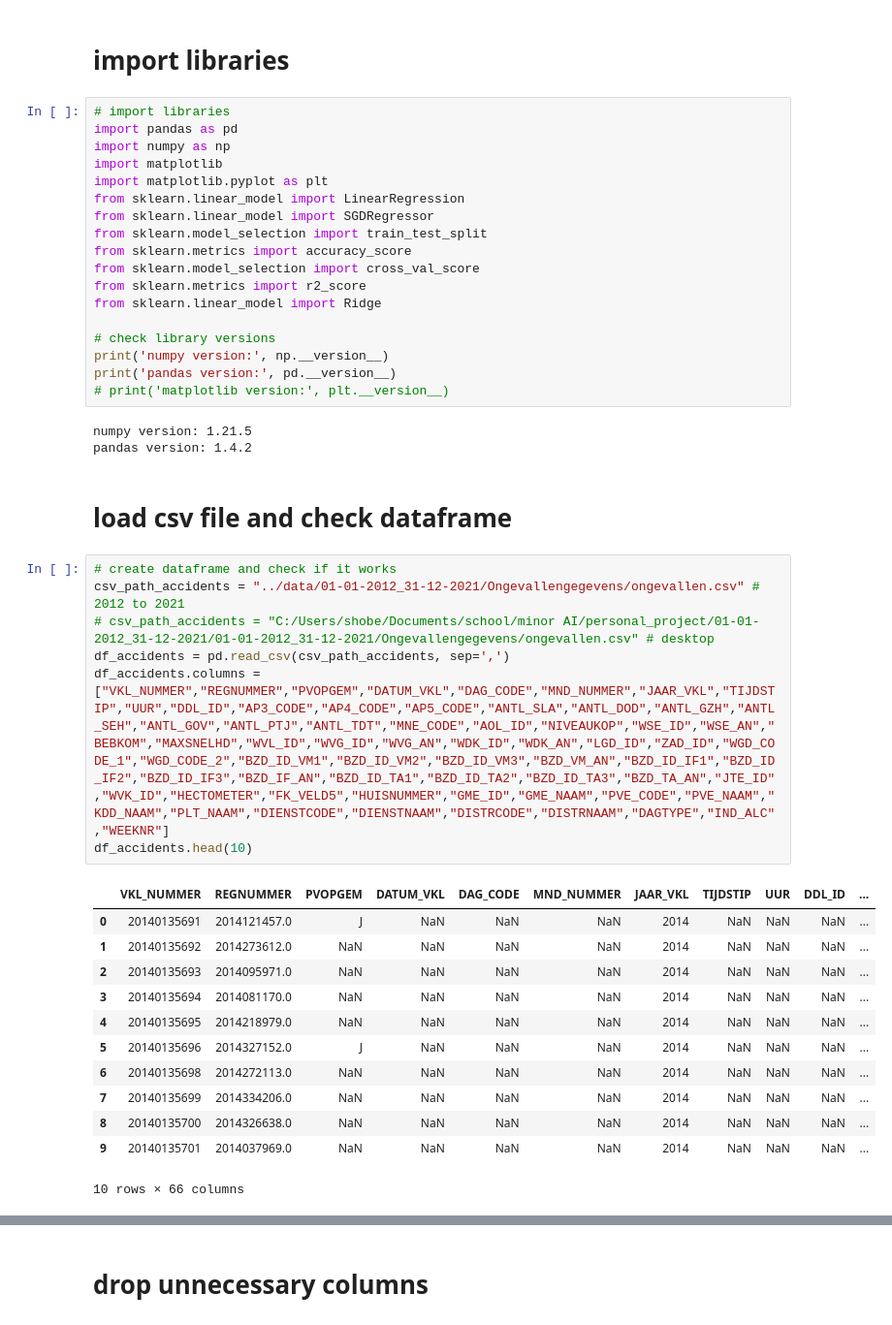
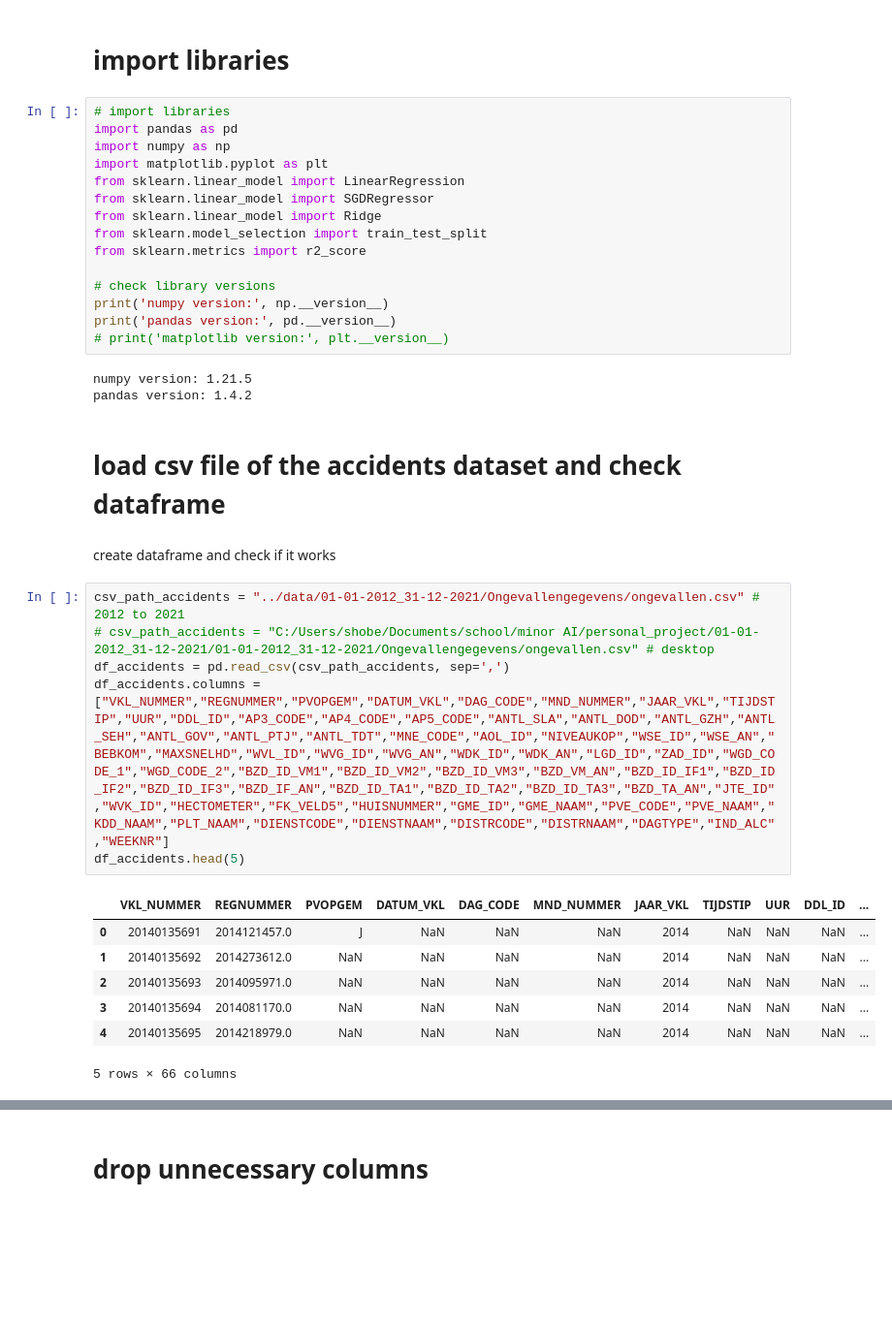
Before and after one commit to stefan1234567891011/AI_personal_project, a Jupyter notebook: code/clean.ipynb, the cells around one changed output, grey strips where cells are left out. Shown at 97% size. Drawn from its saved outputs; the diff is of its cells as text; blank space fills up the shorter version.

```diff
--- a/code/clean.ipynb
+++ b/code/clean.ipynb
@@ -4,15 +4,12 @@
 # import libraries
 import pandas as pd
 import numpy as np
-import matplotlib
 import matplotlib.pyplot as plt
 from sklearn.linear_model import LinearRegression
 from sklearn.linear_model import SGDRegressor
+from sklearn.linear_model import Ridge
 from sklearn.model_selection import train_test_split
-from sklearn.metrics import accuracy_score
-from sklearn.model_selection import cross_val_score
 from sklearn.metrics import r2_score
-from sklearn.linear_model import Ridge
 
 # check library versions
 print('numpy version:', np.__version__)
@@ -22,24 +19,20 @@ print('pandas version:', pd.__version__)
 numpy version: 1.21.5
 pandas version: 1.4.2
 # %% [markdown]
-# load csv file and check dataframe
+# load csv file of the accidents dataset and check dataframe
+# %% [markdown]
+create dataframe and check if it works
 # %%
-# create dataframe and check if it works
 csv_path_accidents = "../data/01-01-2012_31-12-2021/Ongevallengegevens/ongevallen.csv" # 2012 to 2021
 # csv_path_accidents = "C:/Users/shobe/Documents/school/minor AI/personal_project/01-01-2012_31-12-2021/01-01-2012_31-12-2021/Ongevallengegevens/ongevallen.csv" # desktop
 df_accidents = pd.read_csv(csv_path_accidents, sep=',')
 df_accidents.columns =["VKL_NUMMER","REGNUMMER","PVOPGEM","DATUM_VKL","DAG_CODE","MND_NUMMER","JAAR_VKL","TIJDSTIP","UUR","DDL_ID","AP3_CODE","AP4_CODE","AP5_CODE","ANTL_SLA","ANTL_DOD","ANTL_GZH","ANTL_SEH","ANTL_GOV","ANTL_PTJ","ANTL_TDT","MNE_CODE","AOL_ID","NIVEAUKOP","WSE_ID","WSE_AN","BEBKOM","MAXSNELHD","WVL_ID","WVG_ID","WVG_AN","WDK_ID","WDK_AN","LGD_ID","ZAD_ID","WGD_CODE_1","WGD_CODE_2","BZD_ID_VM1","BZD_ID_VM2","BZD_ID_VM3","BZD_VM_AN","BZD_ID_IF1","BZD_ID_IF2","BZD_ID_IF3","BZD_IF_AN","BZD_ID_TA1","BZD_ID_TA2","BZD_ID_TA3","BZD_TA_AN","JTE_ID","WVK_ID","HECTOMETER","FK_VELD5","HUISNUMMER","GME_ID","GME_NAAM","PVE_CODE","PVE_NAAM","KDD_NAAM","PLT_NAAM","DIENSTCODE","DIENSTNAAM","DISTRCODE","DISTRNAAM","DAGTYPE","IND_ALC","WEEKNR"]
-df_accidents.head(10)
+df_accidents.head(5)
 # %% [output]
 |  | VKL_NUMMER | REGNUMMER | PVOPGEM | DATUM_VKL | DAG_CODE | MND_NUMMER | JAAR_VKL | TIJDSTIP | UUR | DDL_ID | ... |
 | 0 | 20140135691 | 2014121457.0 | J | NaN | NaN | NaN | 2014 | NaN | NaN | NaN | ... |
 | 1 | 20140135692 | 2014273612.0 | NaN | NaN | NaN | NaN | 2014 | NaN | NaN | NaN | ... |
 | 2 | 20140135693 | 2014095971.0 | NaN | NaN | NaN | NaN | 2014 | NaN | NaN | NaN | ... |
 | 3 | 20140135694 | 2014081170.0 | NaN | NaN | NaN | NaN | 2014 | NaN | NaN | NaN | ... |
 | 4 | 20140135695 | 2014218979.0 | NaN | NaN | NaN | NaN | 2014 | NaN | NaN | NaN | ... |
-| 5 | 20140135696 | 2014327152.0 | J | NaN | NaN | NaN | 2014 | NaN | NaN | NaN | ... |
-| 6 | 20140135698 | 2014272113.0 | NaN | NaN | NaN | NaN | 2014 | NaN | NaN | NaN | ... |
-| 7 | 20140135699 | 2014334206.0 | NaN | NaN | NaN | NaN | 2014 | NaN | NaN | NaN | ... |
-| 8 | 20140135700 | 2014326638.0 | NaN | NaN | NaN | NaN | 2014 | NaN | NaN | NaN | ... |
-| 9 | 20140135701 | 2014037969.0 | NaN | NaN | NaN | NaN | 2014 | NaN | NaN | NaN | ... |
-10 rows × 66 columns
+5 rows × 66 columns
```
Also changed, not shown: parts of 129 cells of this notebook, 1 other file.
